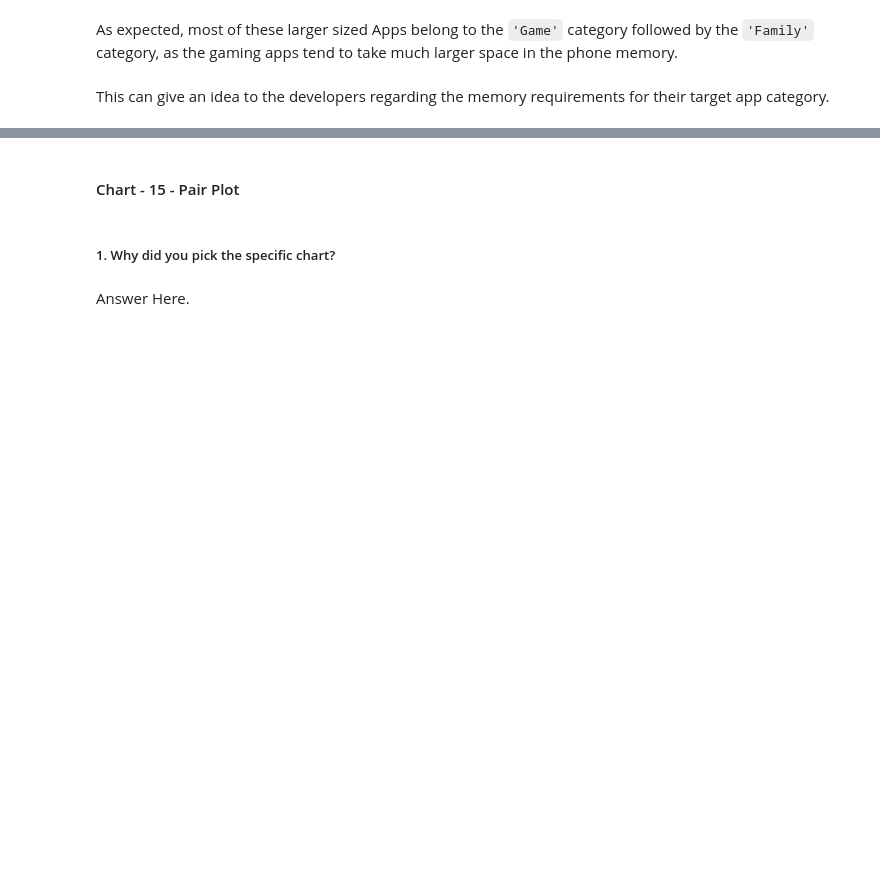
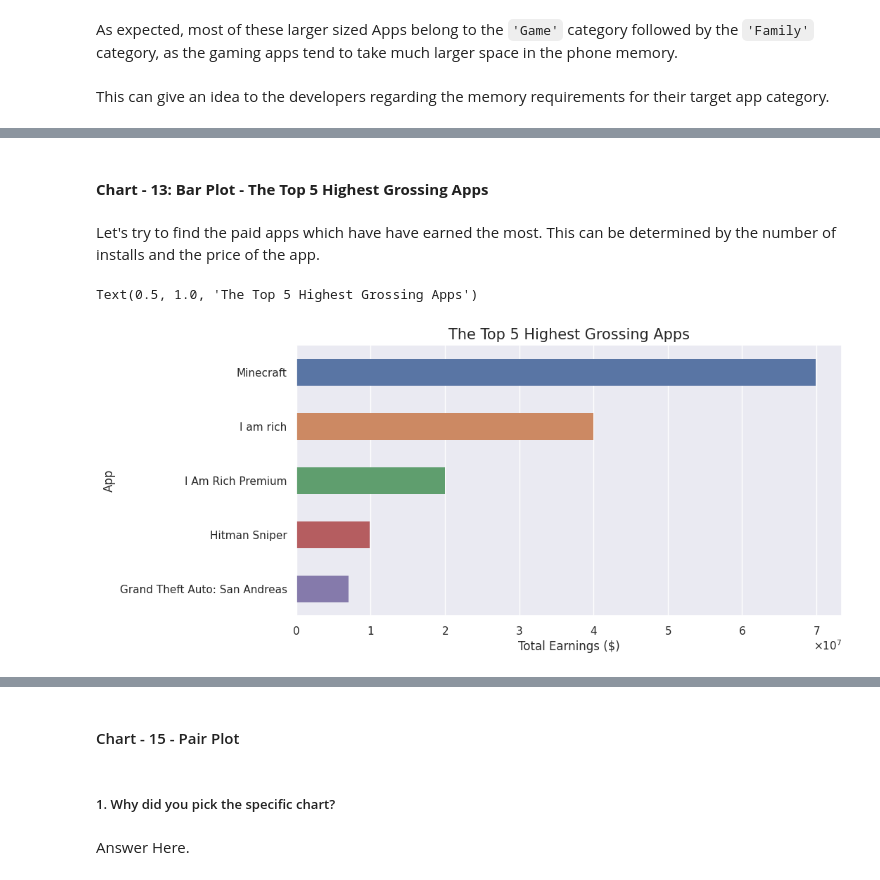
Before and after one commit to dipankarsahu1000/Play-Store-App-Review-Analysis, a Jupyter notebook: Play_Store_App_Review_Analysis.ipynb, the cells around one changed output, grey strips where cells are left out. Drawn from its saved outputs; the diff is of its cells as text; code cells hidden in the pictures; blank space fills up the shorter version.

```diff
--- a/Play_Store_App_Review_Analysis.ipynb
+++ b/Play_Store_App_Review_Analysis.ipynb
@@ -1344,0 +1307,17 @@ Answer Here
+# %% [markdown]
+#### **Chart - 13: Bar Plot - The Top 5 Highest Grossing Apps**
+# %% [markdown]
+Let's try to find the paid apps which have have earned the most. This can be determined by the number of installs and the price of the app.
+# %%
+# Creating a column called 'Total Earnings' in the dataframe containing the details about the paid apps only.
+# The column 'Total Earning' would be a product of the 'Installs' and the 'Price' variable.
+paid_ps_df['Total Earnings'] = paid_ps_df['Installs']*paid_ps_df['Price']
+# %%
+sns.set(rc={'figure.figsize':(10, 5)})
+plt.ticklabel_format(useMathText = True)
+sns.barplot(data = paid_ps_df.sort_values(by = 'Total Earnings', ascending = False).head(), x = 'Total Earnings', y = 'App', width = 0.5, linewidth = 0)
+plt.xlabel('Total Earnings ($)')
+plt.title('The Top 5 Highest Grossing Apps', fontsize = 15)
+# %% [output]
+Text(0.5, 1.0, 'The Top 5 Highest Grossing Apps')
+[figure, added]
```
Also changed, not shown: parts of 65 cells of this notebook.
